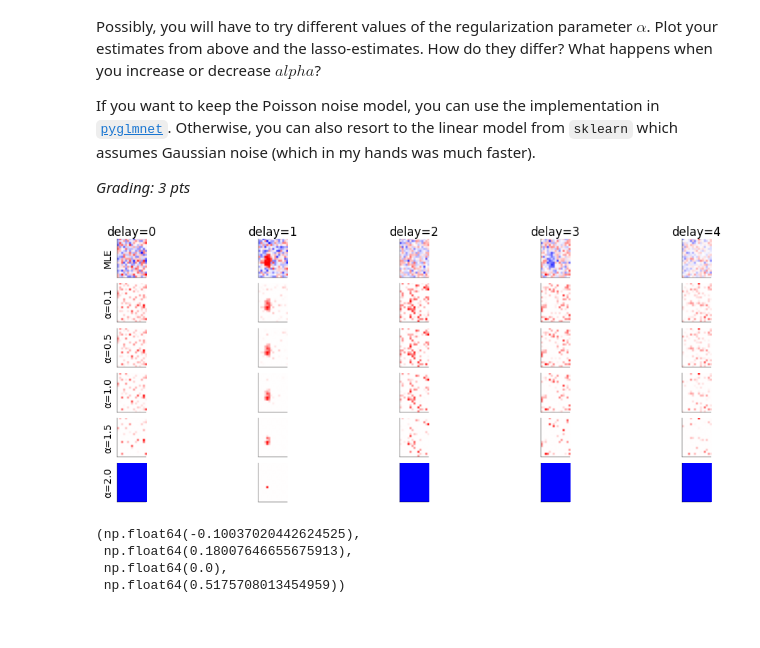
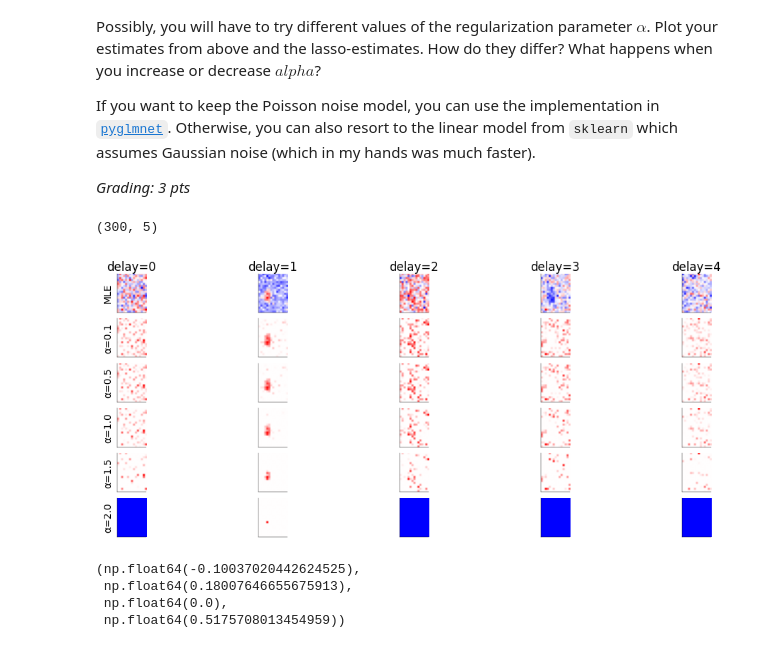
Before and after one commit to toniklenk/NeuralDataScience, a Jupyter notebook: notebooks/CodingLab5.ipynb, the cells around one changed output. Saved outputs shown, nothing was run; the diff lists cells and outputs as text; code cells hidden in the pictures.

```diff
--- a/notebooks/CodingLab5.ipynb
+++ b/notebooks/CodingLab5.ipynb
@@ -556,40 +551,43 @@ for i, alpha in enumerate(alphas):
         model = linear_model.Lasso(alpha=alpha, fit_intercept=False, max_iter=10000)
         model.fit(s_d.T, spike_counts_d)
         w_hat_lasso[:, j, i] = model.coef_
+# %%
+w_hat.shape
+# %% [output]
+(300, 5)
 # %%
 # ------------------------------------------
 # plot the estimated receptive fields (1 pt)
 # ------------------------------------------
 fig, ax = plt.subplots(
     len(alphas) + 1, len(delta), figsize=(10, 4), constrained_layout=True
 )  # add plot
 
 
 # plot estimates from above
 for i, d in enumerate(delta):
-    vlim = np.max(np.abs(w_hat[:, i]))
-    ax[0, i].imshow(w_hat[:, :, i], cmap="bwr", vmin=-vlim, vmax=vlim)
+    ax[0, i].imshow(w_hat[:, i].reshape(20, 15), cmap="bwr")
     ax[0, i].set_title(f"Estimated RF (delay {d})")
     ax[0, i].set_xticks([])
     ax[0, i].set_yticks([])
     ax[0, i].set_title(f"delay={d}")
 ax[0, 0].set_ylabel("MLE")
 
 
 for i, alpha in enumerate(alphas):
     for j, d in enumerate(delta):
         vlim = np.max(np.abs(w_hat_lasso[:, j, i]))
         ax[i + 1, j].imshow(
             w_hat_lasso[:, j, i].reshape(20, 15), cmap="bwr", vmin=-vlim, vmax=vlim
         )
         if j == 0:
             ax[i + 1, j].set_ylabel(f"α={alpha}")
         ax[i + 1, j].set_xticks([])
         ax[i + 1, j].set_yticks([])
 
 plt.show()
 # %% [output]
-[figure, old version]
+[figure, new version]
 # %%
 w_hat.min(), w_hat.max(), w_hat_lasso.min(), w_hat_lasso.max()
 # %% [output]
```
Also changed, not shown: parts of 6 cells of this notebook.
